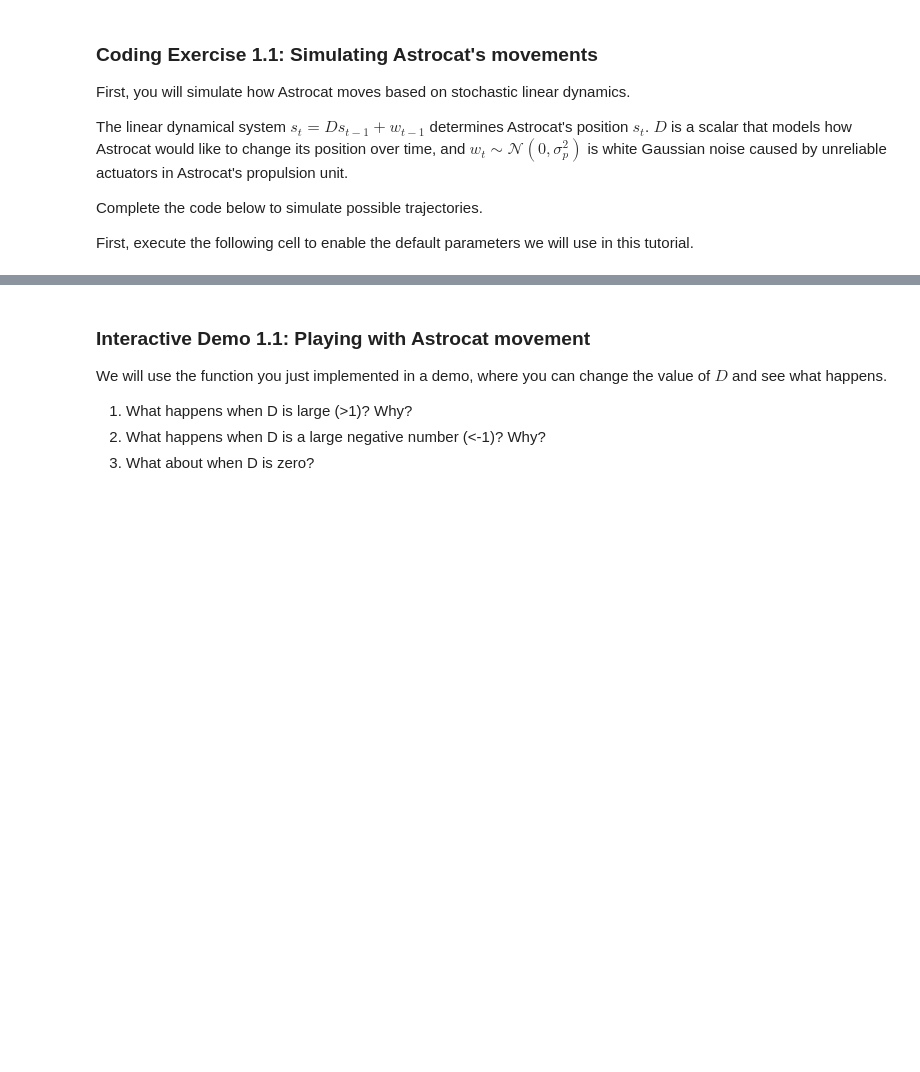
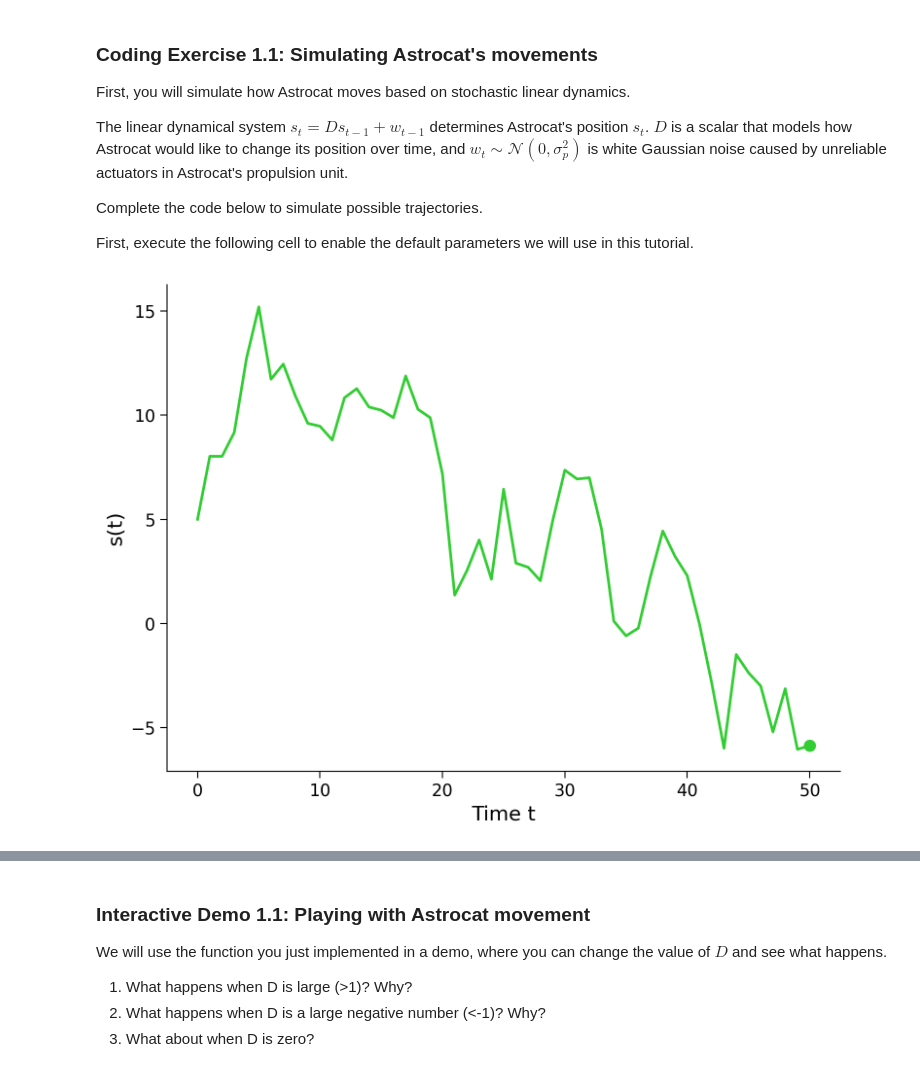
Before and after one commit to heathlarsson/course-content, a Jupyter notebook: tutorials/W3D2_HiddenDynamics/W3D2_Tutorial3.ipynb, the cells around one changed output, grey strips where cells are left out. Saved outputs shown, nothing was run; the diff lists cells and outputs as text; code cells hidden in the pictures; blank space fills up the shorter version.

```diff
--- a/tutorials/W3D2_HiddenDynamics/W3D2_Tutorial3.ipynb
+++ b/tutorials/W3D2_HiddenDynamics/W3D2_Tutorial3.ipynb
@@ -322,38 +326,37 @@ def simulate(D, s0, sigma_p, T):
   # Initialize variables
   s = np.zeros(T+1)
   s[0] = s0
 
   # Compute the position at time t given the position at time t-1 for all t
   # Consider that np.random.normal(mu, sigma) generates a random sample from
   # a gaussian with mean = mu and standard deviation = sigma
 
   for t in range(1, len(s)):
 
-    ###################################################################
-    ## Fill out the following then remove
-    raise NotImplementedError("Student exercise: need to implement simulation")
-    ###################################################################
+
 
     # Update position
-    s[t] = ...
+    s[t] = D*s[t-1] + np.random.normal(0, sigma_p)
 
   return s
 
 
 # Set random seed
 np.random.seed(0)
 
 # Set parameters
 D = 0.9    # parameter in s(t)
 T = 50      # total time duration
 s0 = 5.     # initial condition of s at time 0
 sigma_p = 2 # amount of noise in the actuators of astrocat's propulsion unit
 
 # Simulate Astrocat
 s = simulate(D, s0, sigma_p, T)
 
 # Visualize
 visualize_Astrocat(s, T)
+# %% [output]
+[figure, added]
 # %%
 # to_remove solution
 
```
Also changed, not shown: parts of 24 cells of this notebook, 4 other files.
